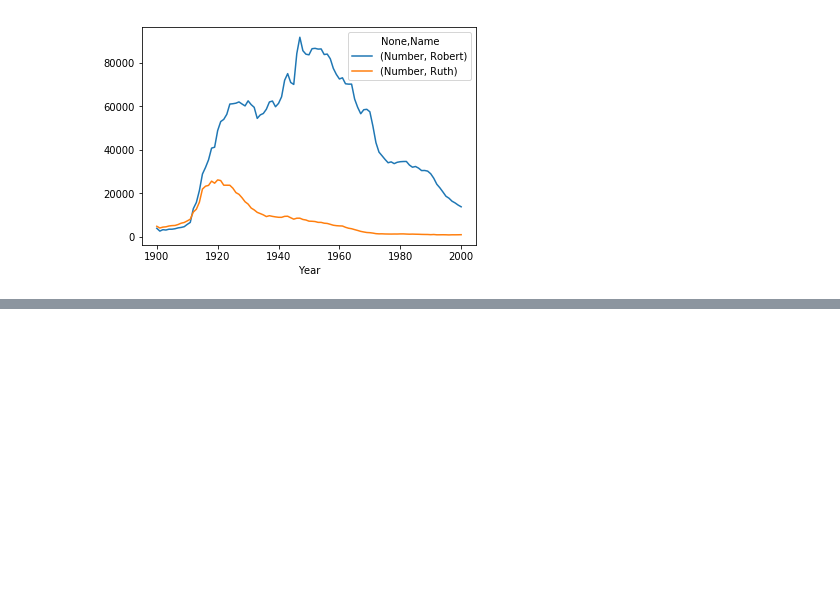
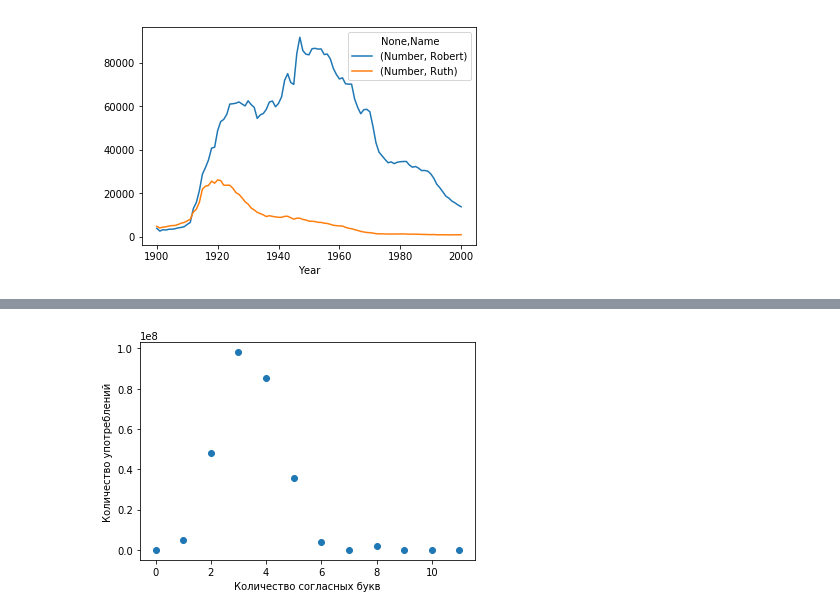
Before and after one commit to MelWttr/Name_Dynamics, a Jupyter notebook: Name_dynamics.ipynb, the cells around one changed output, grey strips where cells are left out. Saved outputs shown, nothing was run; the diff lists cells and outputs as text; code cells hidden in the pictures; blank space fills up the shorter version.

```diff
--- a/Name_dynamics.ipynb
+++ b/Name_dynamics.ipynb
@@ -55,0 +69,25 @@ print_pie(get_ten(1950), "Number")
+# %%
+def get_statistic(years=get_years(1)):
+    year_path = ""
+    df = pd.DataFrame()
+    for year in years:
+        year_path = os.path.join(path, "yob{}.txt".format(str(year)))
+        df = df.append(pd.read_csv(year_path, names=['Name', 'Gender', 'Number'] ))
+    df = df.drop(["Gender"], axis='columns')
+    df['Count'] = 0
+    df = df.groupby('Name').sum()
+    df = df.reset_index()
+    df['Count'] = df['Name'].apply(consonant_count)
+    df = df.groupby('Count').sum()
+
+    return df
+# %%
+def print_scatter(data_frame):
+    plt.scatter(data_frame.index, data_frame.values)
+    plt.xlabel('Количество согласных букв')
+    plt.ylabel('Количество употреблений')
+    plt.show()
+# %%
+print_scatter(get_statistic())
+# %% [output]
+[figure, added]
```
Also changed, not shown: parts of 7 cells of this notebook.
